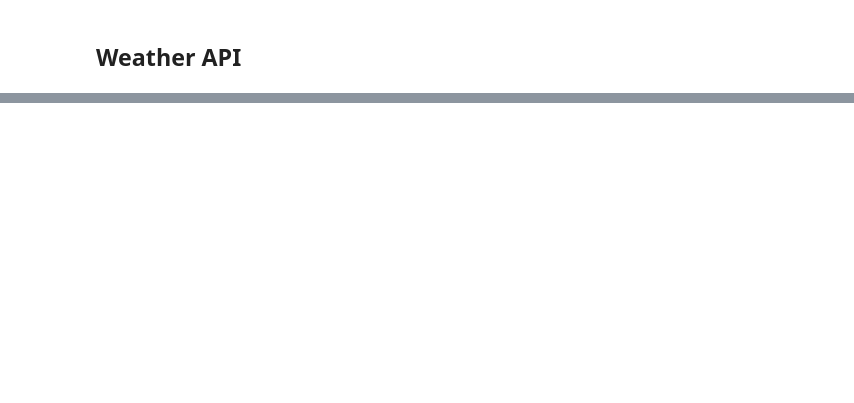
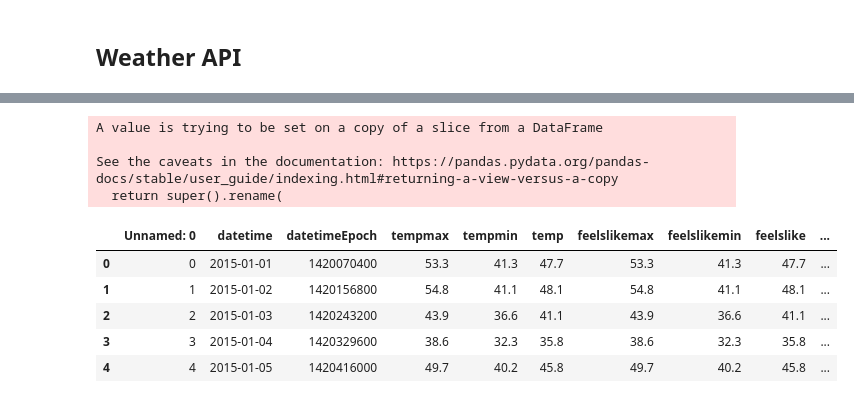
Before and after one commit to ersan-kucukoglu/accidents_python-project, a Jupyter notebook: code/data_manipulation.ipynb, the cells around one changed output, grey strips where cells are left out. Saved outputs shown, nothing was run; the diff lists cells and outputs as text; code cells hidden in the pictures; blank space fills up the shorter version.

```diff
--- a/code/weather_api_2.ipynb
+++ b/code/data_manipulation.ipynb
@@ -141,0 +247,16 @@ accidents_London_winter2015.shape
+# %%
+accidents_London_winter2015.rename(columns = {'Date':'date'}, inplace = True)
+# %% [output]
+A value is trying to be set on a copy of a slice from a DataFrame
+
+See the caveats in the documentation: https://pandas.pydata.org/pandas-docs/stable/user_guide/indexing.html#returning-a-view-versus-a-copy
+  return super().rename(
+# %%
+london_weather_data.head()
+# %% [output]
+|  | Unnamed: 0 | datetime | datetimeEpoch | tempmax | tempmin | temp | feelslikemax | feelslikemin | feelslike | ... |
+| 0 | 0 | 2015-01-01 | 1420070400 | 53.3 | 41.3 | 47.7 | 53.3 | 41.3 | 47.7 | ... |
+| 1 | 1 | 2015-01-02 | 1420156800 | 54.8 | 41.1 | 48.1 | 54.8 | 41.1 | 48.1 | ... |
+| 2 | 2 | 2015-01-03 | 1420243200 | 43.9 | 36.6 | 41.1 | 43.9 | 36.6 | 41.1 | ... |
+| 3 | 3 | 2015-01-04 | 1420329600 | 38.6 | 32.3 | 35.8 | 38.6 | 32.3 | 35.8 | ... |
+| 4 | 4 | 2015-01-05 | 1420416000 | 49.7 | 40.2 | 45.8 | 49.7 | 40.2 | 45.8 | ... |
```
Also changed, not shown: parts of 21 cells of this notebook.
